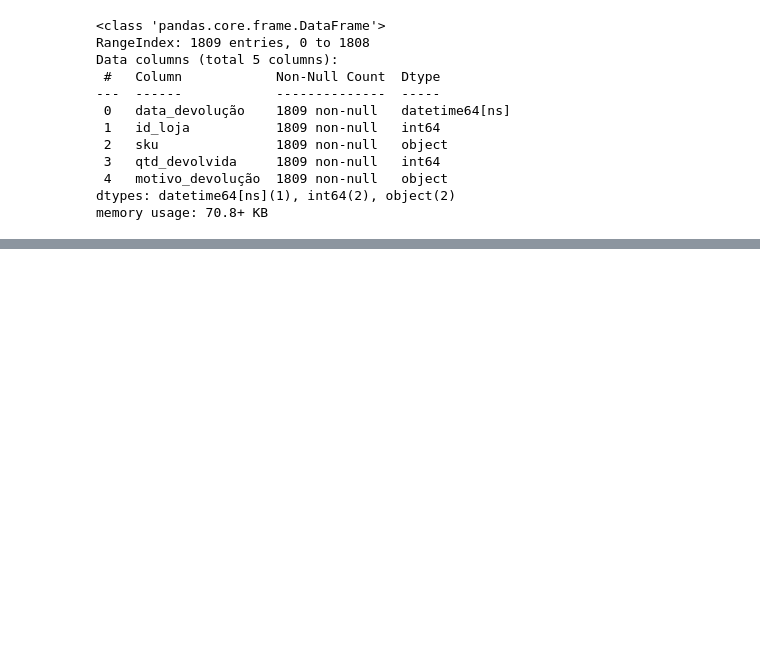
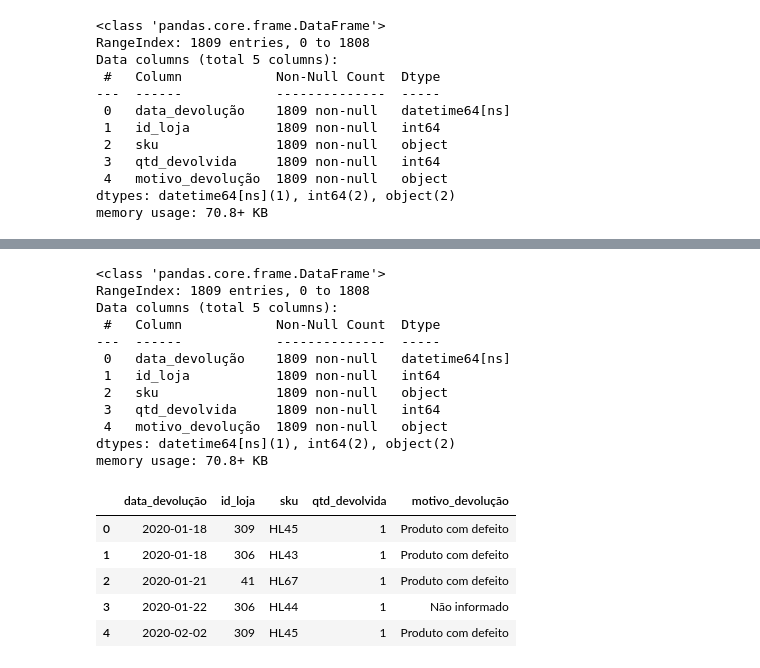
Before and after one commit to Marcelo-Kimura-Data/Projeto_01_Pipeline_CSV_SQL, a Jupyter notebook: Script_Projeto.ipynb, the cells around one changed output, grey strips where cells are left out. Drawn from its saved outputs; the diff is of its cells as text; code cells hidden in the pictures; blank space fills up the shorter version.

```diff
--- a/Script_Projeto.ipynb
+++ b/Script_Projeto.ipynb
@@ -475,0 +505,22 @@ memory usage: 70.8+ KB
+# %%
+df_devolucao.info()
+df_devolucao.head()
+# %% [output]
+<class 'pandas.core.frame.DataFrame'>
+RangeIndex: 1809 entries, 0 to 1808
+Data columns (total 5 columns):
+ #   Column            Non-Null Count  Dtype
+---  ------            --------------  -----
+ 0   data_devolução    1809 non-null   datetime64[ns]
+ 1   id_loja           1809 non-null   int64
+ 2   sku               1809 non-null   object
+ 3   qtd_devolvida     1809 non-null   int64
+ 4   motivo_devolução  1809 non-null   object
+dtypes: datetime64[ns](1), int64(2), object(2)
+memory usage: 70.8+ KB
+|  | data_devolução | id_loja | sku | qtd_devolvida | motivo_devolução |
+| 0 | 2020-01-18 | 309 | HL45 | 1 | Produto com defeito |
+| 1 | 2020-01-18 | 306 | HL43 | 1 | Produto com defeito |
+| 2 | 2020-01-21 | 41 | HL67 | 1 | Produto com defeito |
+| 3 | 2020-01-22 | 306 | HL44 | 1 | Não informado |
+| 4 | 2020-02-02 | 309 | HL45 | 1 | Produto com defeito |
```
Also changed, not shown: parts of 9 cells of this notebook, 6 other files.
